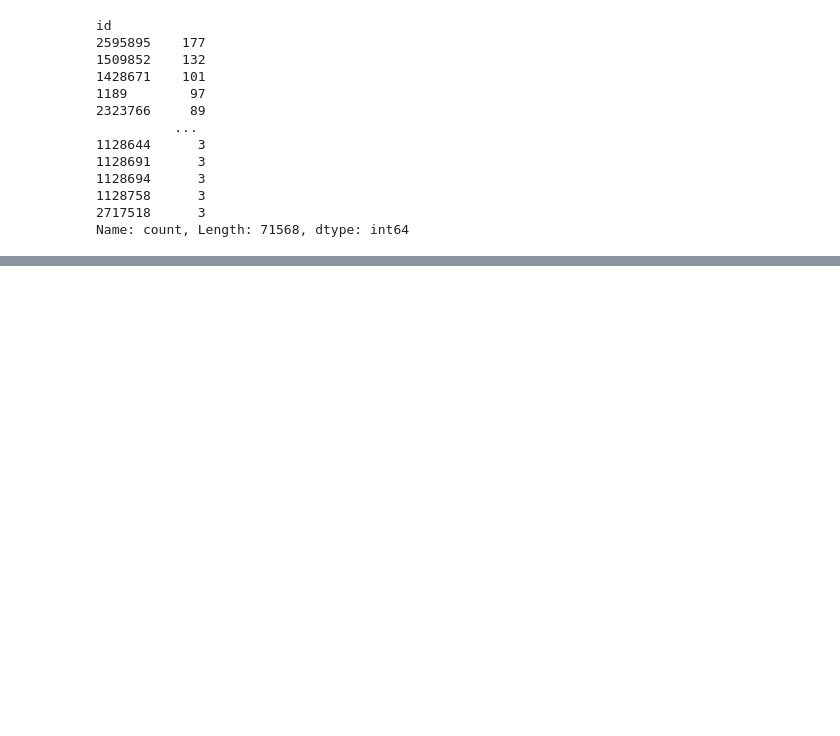
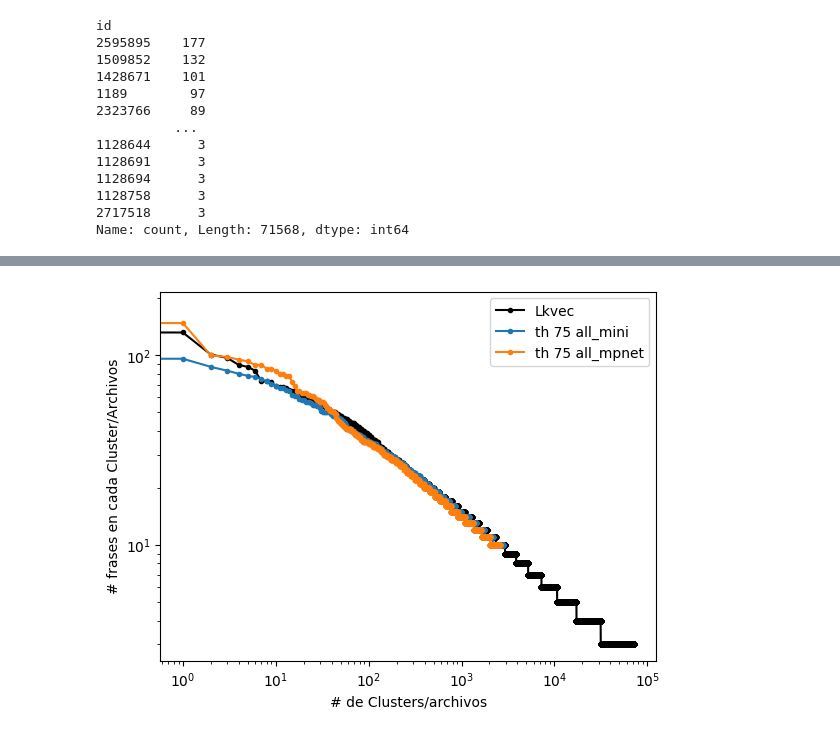
Before and after one commit to Ale-Mildiner/Tesis, a Jupyter notebook: Lkvec_Emb_comparation/visualizacion.ipynb, the cells around one changed output, grey strips where cells are left out. Saved outputs shown, nothing was run; the diff lists cells and outputs as text; code cells hidden in the pictures; blank space fills up the shorter version.

```diff
--- a/Lkvec_Emb_comparation/visualizacion.ipynb
+++ b/Lkvec_Emb_comparation/visualizacion.ipynb
@@ -67,0 +109,16 @@ clusters_threshold_8.pickle
+# %%
+sorted(Lkvec_phrs_count, reverse = True)
+
+plt.figure()
+plt.plot(sorted(Lkvec_phrs_count, reverse = True), '.-',label ='Lkvec', color = 'black')
+plt.plot(sorted(cant1['cluster_75'], reverse=True), '.-', label ='th 75 all_mini')
+plt.plot(sorted(cant2['cluster_75'], reverse=True), '.-', label ='th 75 all_mpnet')
+plt.yscale('log')
+plt.xscale('log')
+plt.ylabel('# frases en cada Cluster/Archivos')
+plt.xlabel('# de Clusters/archivos')
+#plt.xlim([1000, 10000])
+plt.legend()
+plt.show()
+# %% [output]
+[figure, added]
```
Also changed, not shown: parts of 12 cells of this notebook, 6 other files.
